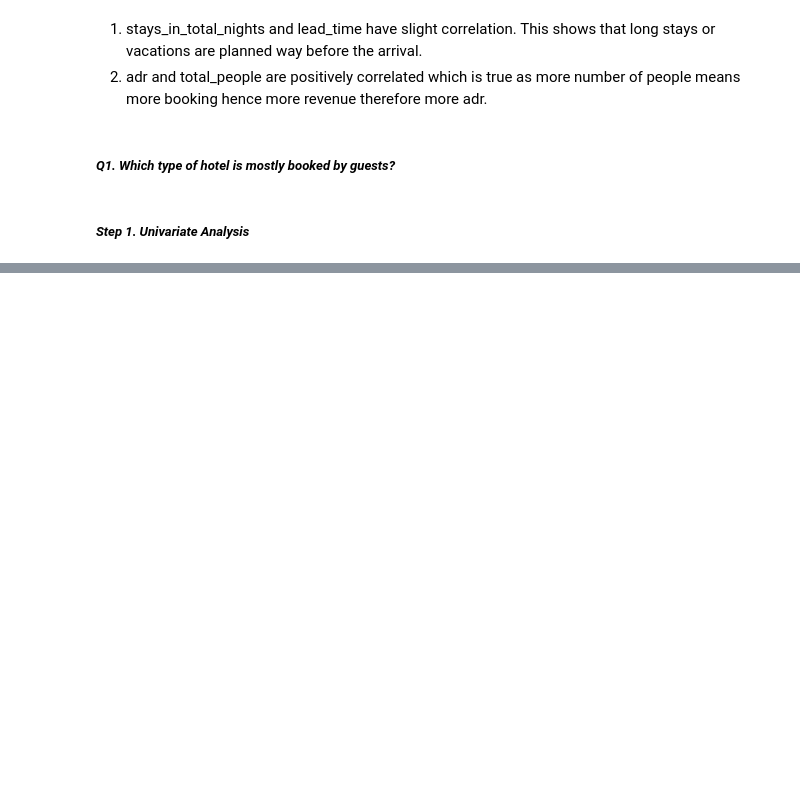
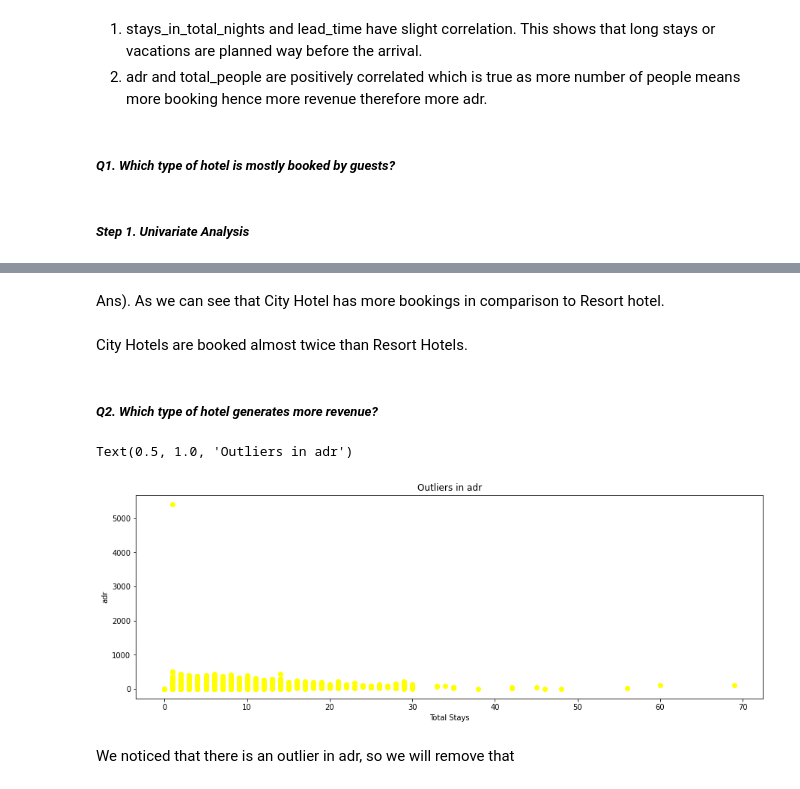
Before and after one commit to SinghUjjwal9/Hotel-Booking-Analysis-EDA, a Jupyter notebook: HotelBookingAnalysisEDA(Ujjwal_Ajit_Singh,_Cohort_Hudson).ipynb, the cells around one changed output, grey strips where cells are left out. Saved outputs shown, nothing was run; the diff lists cells and outputs as text; code cells hidden in the pictures; blank space fills up the shorter version.

```diff
--- a/HotelBookingAnalysisEDA(Ujjwal_Ajit_Singh,_Cohort_Hudson).ipynb
+++ b/HotelBookingAnalysisEDA(Ujjwal_Ajit_Singh,_Cohort_Hudson).ipynb
@@ -520,0 +483,17 @@ Text(0.5, 1.0, 'Best time of the year to stay in hotel')
+# %% [markdown]
+Ans). As we can see that City Hotel has more bookings in comparison to Resort hotel.
+# %% [markdown]
+City Hotels are booked almost twice than Resort Hotels.
+# %% [markdown]
+##### <i> Q2. Which type of hotel generates more revenue?
+# %%
+# Let's look if there are any outliers in adr
+plt.scatter(df_hba1["stays_in_total_nights"], df_hba1["adr"], c ="yellow")
+plt.xlabel("Total Stays")
+plt.ylabel("adr")
+plt.title("Outliers in adr")
+# %% [output]
+Text(0.5, 1.0, 'Outliers in adr')
+[figure, added]
+# %% [markdown]
+We noticed that there is an outlier in adr, so we will remove that
```
Also changed, not shown: parts of 45 cells of this notebook.
